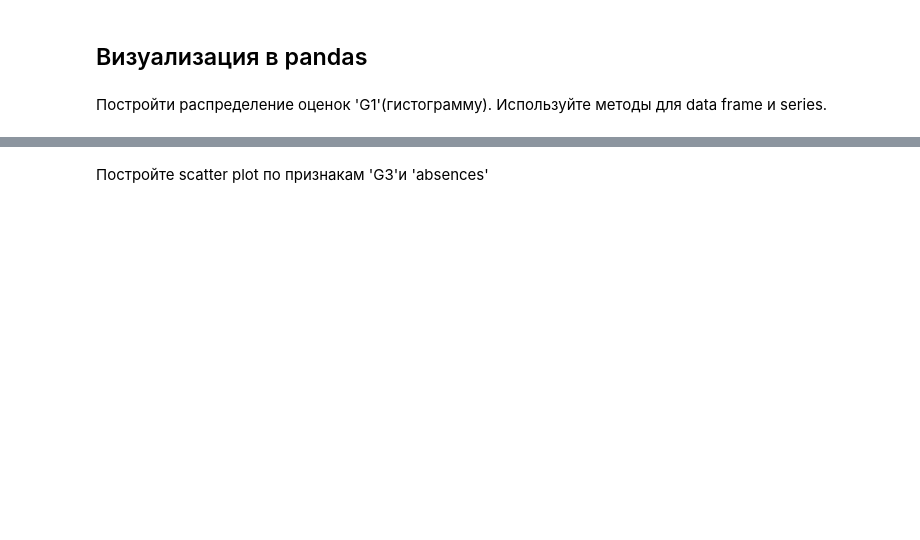
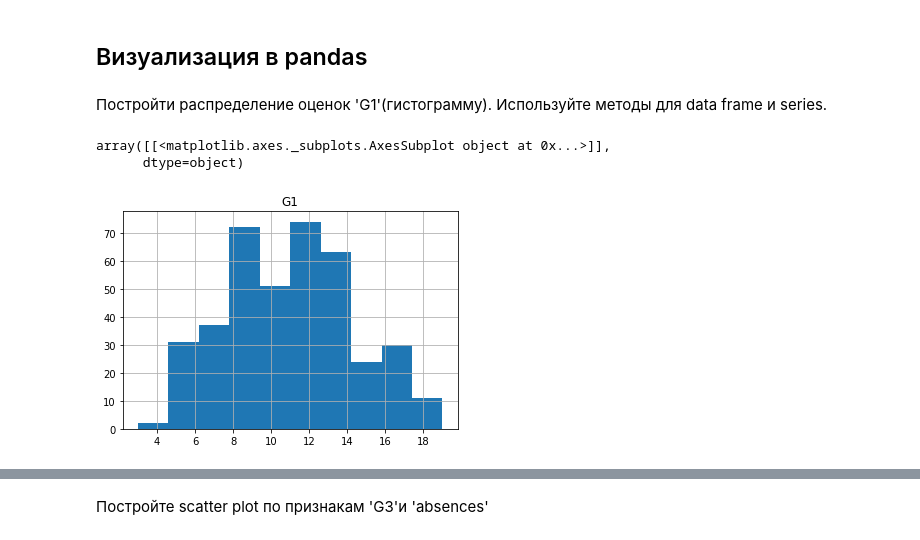
Before and after one commit to Emilien-mipt/DMIA_Industry, a Jupyter notebook: hw01/Pandas_task.ipynb, the cells around one changed output, grey strips where cells are left out. Cells and saved outputs as stored; diff of their text form; code cells hidden in the pictures; blank space fills up the shorter version.

```diff
--- a/hw01/Pandas_task.ipynb
+++ b/hw01/Pandas_task.ipynb
@@ -124,0 +180,5 @@ print(null_count)
+# %%
+unique_arr = data.sort_values(['Mjob'])['Mjob'].unique()
+print(unique_arr)
+replace_dict = {k: v for v, k in enumerate(unique_arr)}
+print(replace_dict)
@@ -124,0 +188,2 @@ print(null_count)
+# %%
+data.replace(replace_dict, inplace = True)
@@ -125,2 +206,2 @@ print(null_count)
 # %%
-data['Mjob'] = # TODO
+data['Mjob'].value_counts()
@@ -158,0 +269,6 @@ print("{:.4f}".format(mean_score_high_level))
+# %%
+data.hist('G1')
+# %% [output]
+array([[<matplotlib.axes._subplots.AxesSubplot object at 0x...>]],
+      dtype=object)
+[figure, added]
```
Also changed, not shown: parts of 24 cells of this notebook, 2 other files.
